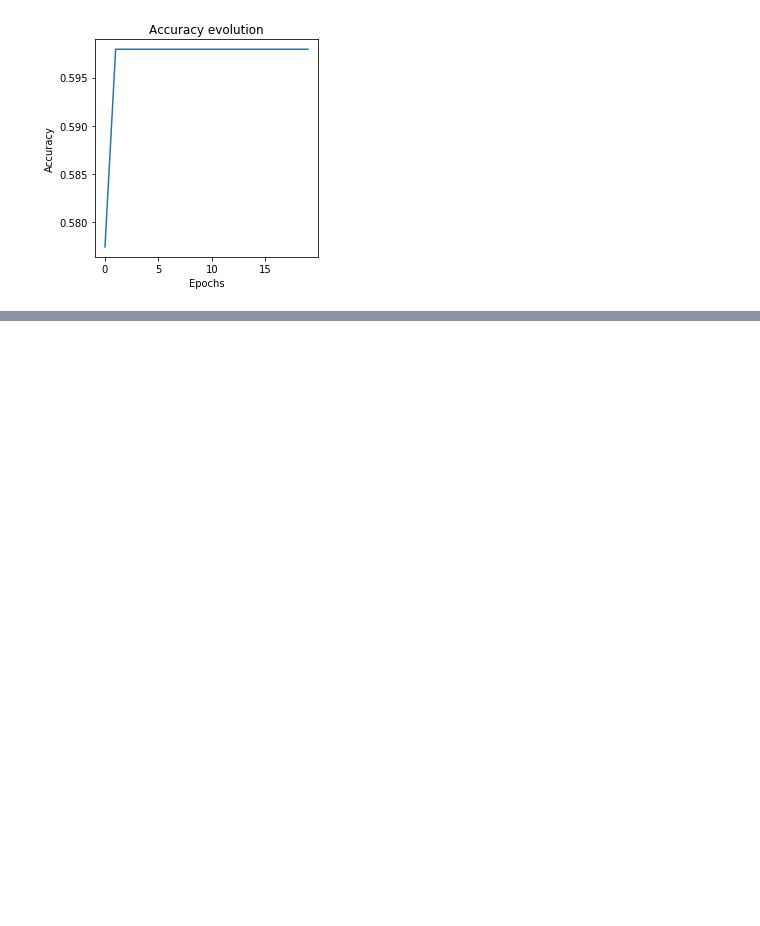
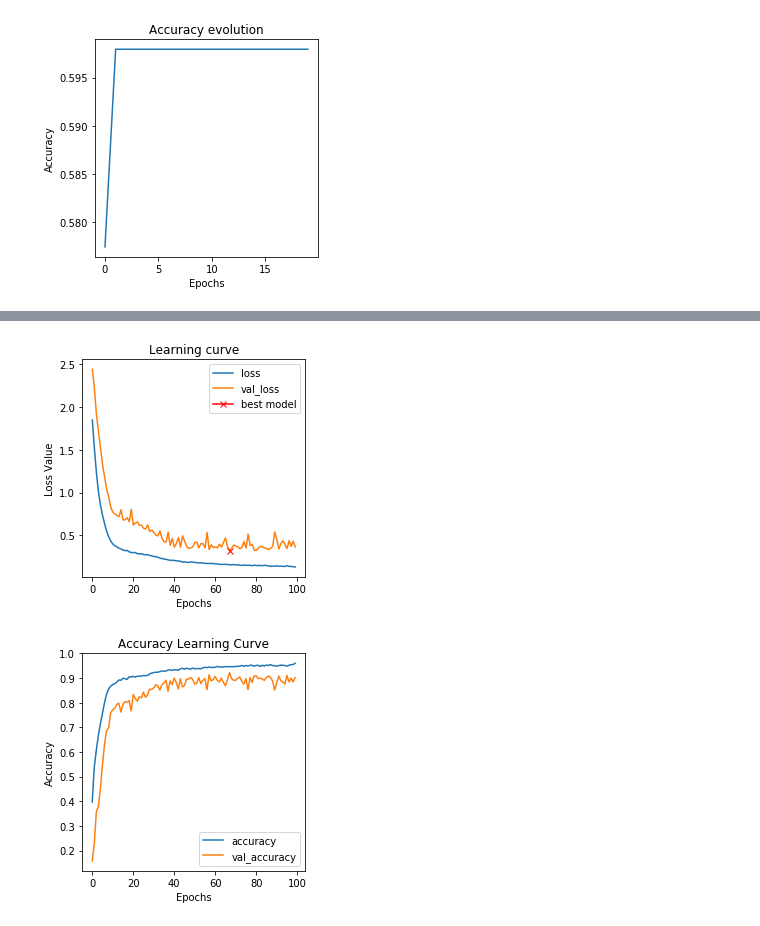
Before and after one commit to LailaNiazy/Deep-Learning-for-Medical-Application, a Jupyter notebook: Lab1/Lab1_DL.ipynb, the cells around one changed output, grey strips where cells are left out. Saved outputs shown, nothing was run; the diff lists cells and outputs as text; code cells hidden in the pictures; blank space fills up the shorter version.

```diff
--- a/Lab1/Lab1_DL.ipynb
+++ b/Lab1/Lab1_DL.ipynb
@@ -1257,0 +1354,75 @@ The test accuracy is:  0.89285713  and the test loss is:  0.5617091070860625 .
+# %%
+#LeNet for X-Ray images
+from tensorflow.keras.models import Sequential
+from tensorflow.keras.layers import Conv2D,Dense
+from tensorflow.keras.layers import MaxPooling2D
+from tensorflow.keras.layers import Flatten
+from tensorflow.keras.optimizers import SGD,Adam, Adadelta,RMSprop
+import matplotlib.pyplot as plt
+%matplotlib inline
+
+#Model definition
+def model(img_ch, img_width, img_height):
+    Base = 8
+    model = Sequential()
+    model.add(Conv2D(Base, kernel_size = (3, 3), activation='relu',
+                     strides=1, padding='same',
+                     input_shape = (img_width, img_height, img_ch)))
+    model.add(MaxPooling2D(pool_size=(2, 2)))
+
+    model.add(Conv2D(Base*2, kernel_size = (3, 3), activation='relu',
+                     strides=1, padding='same'))
+    model.add(MaxPooling2D(pool_size=(2, 2)))
+
+    model.add(Flatten())
+    model.add(Dense(Base*2, activation='relu'))
+    model.add(Dense(9, activation='softmax')) #softmax works best for multi-class problems
+    model.summary()
+
+    return model
+
+#init
+img_width = 128
+img_height = 128
+img_ch = 1
+
+Input = x_train
+Test_Input = x_test
+Target = y_train
+Test_Target = y_test
+
+#Model creation
+model = model(img_ch,img_width,img_height)
+#Model compilation
+model.compile(loss='sparse_categorical_crossentropy',
+                  optimizer = SGD(lr=0.001),
+                  metrics=['accuracy'])
+#our targets are integers so we use sparse_categorical_crossentropy
+#Model fitting
+History = model.fit(Input, Target, epochs = 100, batch_size= 32, verbose=1, validation_data=(Test_Input,Test_Target))
+
+
+#Results
+#Training vs Validation Training loss curve
+plt.figure(figsize=(4, 4))
+plt.title("Learning curve")
+plt.plot(History.history["loss"], label="loss")
+plt.plot(History.history["val_loss"], label="val_loss")
+plt.plot( np.argmin(History.history["val_loss"]),
+         np.min(History.history["val_loss"]),
+         marker="x", color="r", label="best model")
+
+plt.xlabel("Epochs")
+plt.ylabel("Loss Value")
+plt.legend();
+
+
+#Train and test accuracy plot
+plt.figure(figsize=(4,4))
+plt.title("Accuracy Learning Curve")
+plt.plot(History.history["accuracy"], label="accuracy")
+plt.plot(History.history["val_accuracy"], label="val_accuracy")
+plt.xlabel('Epochs')
+plt.ylabel('Accuracy')
+plt.legend();
+# %% [output]
@@ -1257,0 +1446,2 @@ The test accuracy is:  0.89285713  and the test loss is:  0.5617091070860625 .
+[figure, added]
+[figure, added]
```
Also changed, not shown: parts of 19 cells of this notebook.
